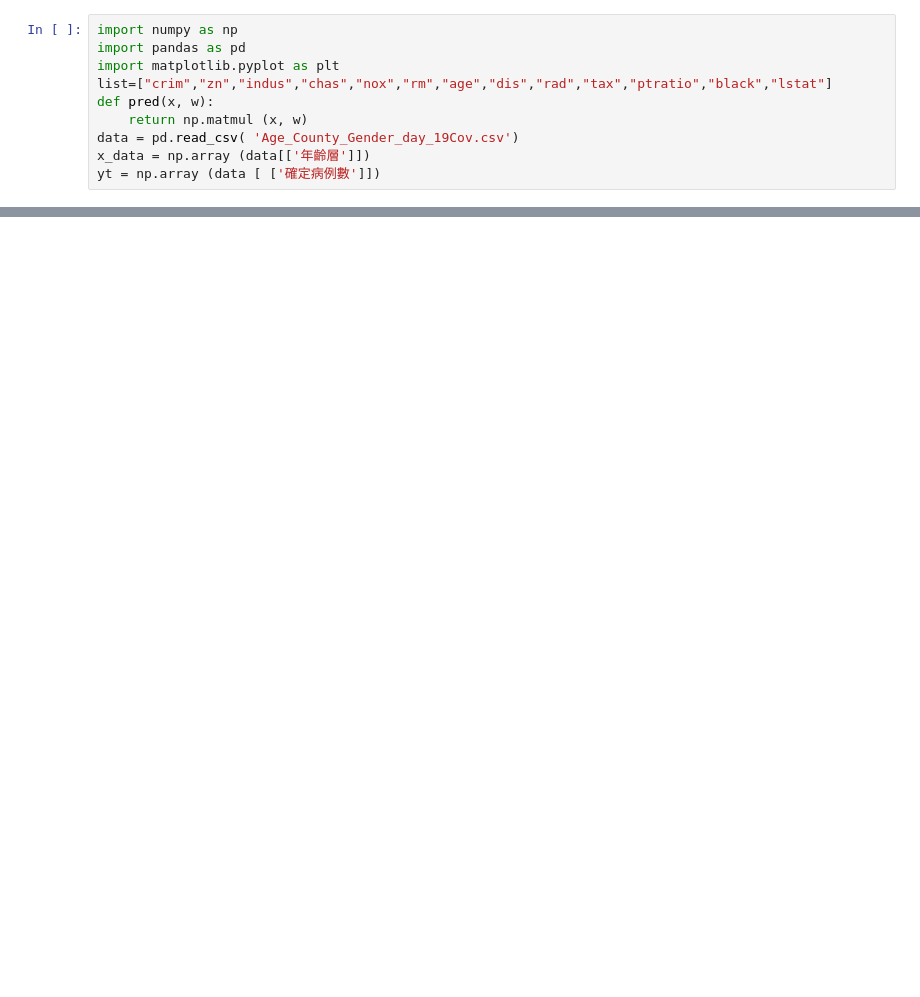
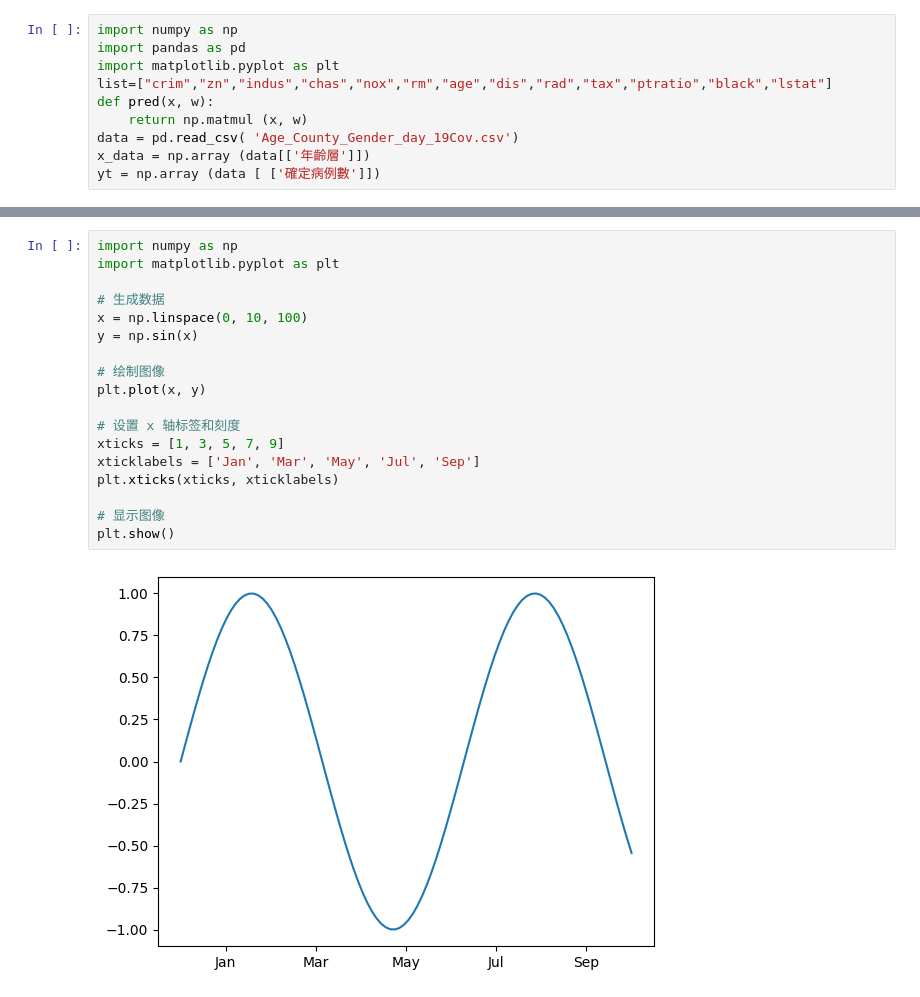
Before and after one commit to JasonLin2002/learning-result, a Jupyter notebook: AI數學/111年下/4月10(期中考)/Deme.ipynb, the cells around one changed output, grey strips where cells are left out. Cells and saved outputs as stored; diff of their text form; blank space fills up the shorter version.

```diff
--- a/AI數學/111年下/4月10(期中考)/Deme.ipynb
+++ b/AI數學/111年下/4月10(期中考)/Deme.ipynb
@@ -48,0 +240,20 @@ yt = np.array (data [ ['確定病例數']])
+# %%
+import numpy as np
+import matplotlib.pyplot as plt
+
+# 生成数据
+x = np.linspace(0, 10, 100)
+y = np.sin(x)
+
+# 绘制图像
+plt.plot(x, y)
+
+# 设置 x 轴标签和刻度
+xticks = [1, 3, 5, 7, 9]
+xticklabels = ['Jan', 'Mar', 'May', 'Jul', 'Sep']
+plt.xticks(xticks, xticklabels)
+
+# 显示图像
+plt.show()
+# %% [output]
+[figure, added]
```
Also changed, not shown: parts of 7 cells of this notebook, 3 other files.
